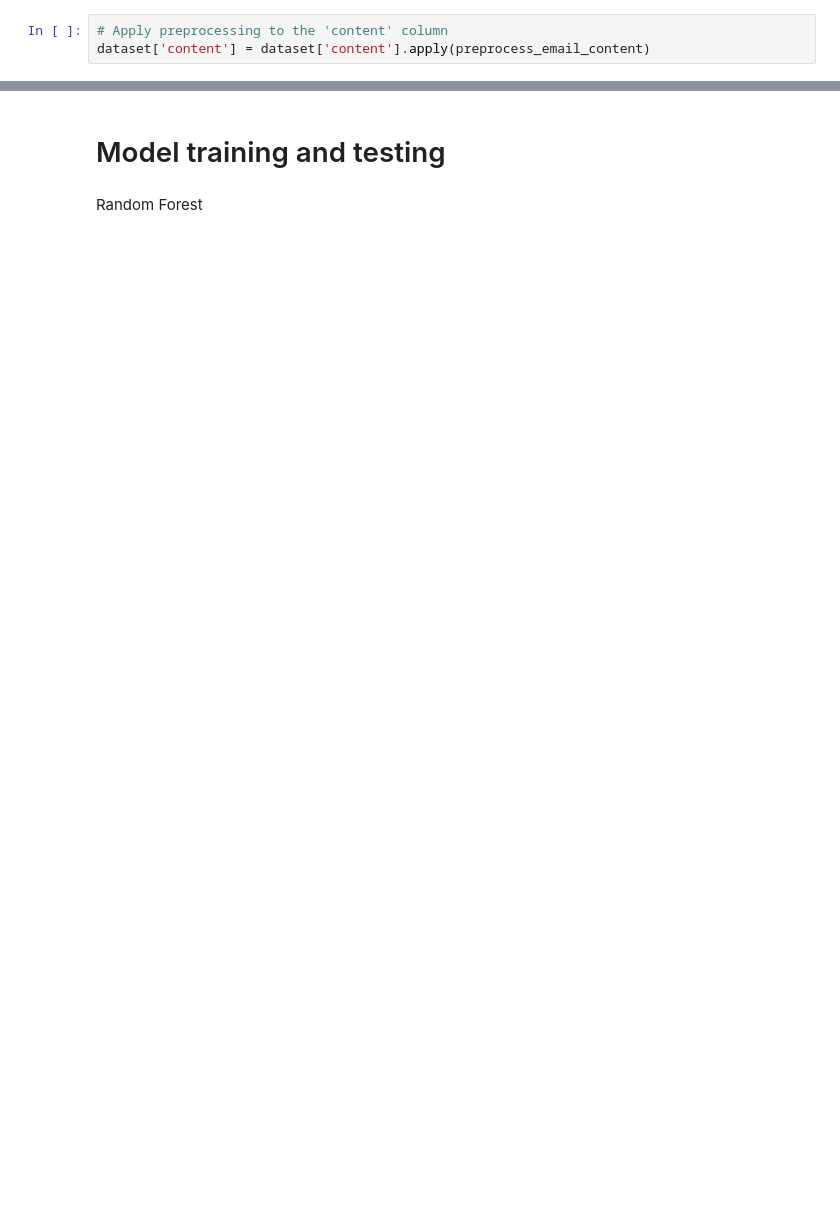
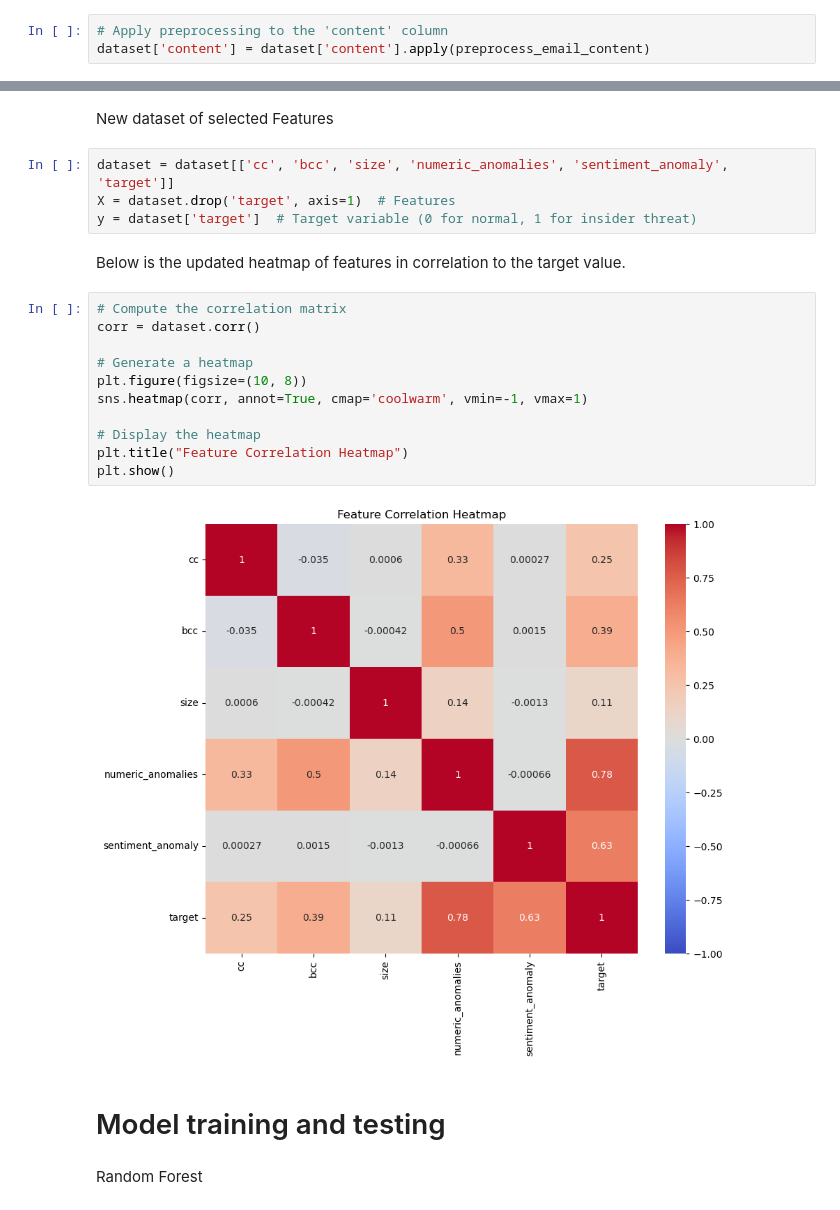
Before and after one commit to blxckbvrbi3/threat-detection-article, a Jupyter notebook: threat-detection-model.ipynb, the cells around one changed output, grey strips where cells are left out. Saved outputs shown, nothing was run; the diff lists cells and outputs as text; blank space fills up the shorter version.

```diff
--- a/threat-detection-model.ipynb
+++ b/threat-detection-model.ipynb
@@ -501,3 +411,24 @@ dataset = dataset[['pc','date', 'time', 'to', 'cc', 'bcc', 'size', 'attachments'
+# %% [markdown]
+New dataset of selected Features
+# %%
+dataset = dataset[['cc', 'bcc', 'size', 'numeric_anomalies', 'sentiment_anomaly', 'target']]
+X = dataset.drop('target', axis=1)  # Features
+y = dataset['target']  # Target variable (0 for normal, 1 for insider threat)
+# %% [markdown]
+Below is the updated heatmap of features in correlation to the target value.
+# %%
+# Compute the correlation matrix
+corr = dataset.corr()
+
+# Generate a heatmap
+plt.figure(figsize=(10, 8))
+sns.heatmap(corr, annot=True, cmap='coolwarm', vmin=-1, vmax=1)
+
+# Display the heatmap
+plt.title("Feature Correlation Heatmap")
+plt.show()
+# %% [output]
+[figure, added]
 # %% [markdown]
 <h1>Model training and testing</h1>
 # %% [markdown]
```
Also changed, not shown: parts of 81 cells of this notebook.
